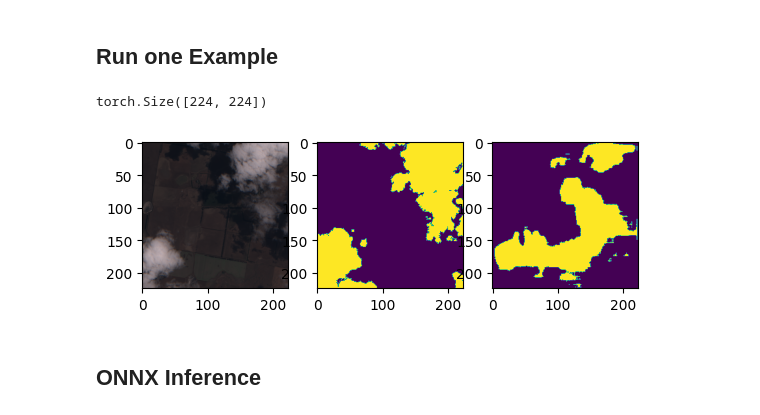
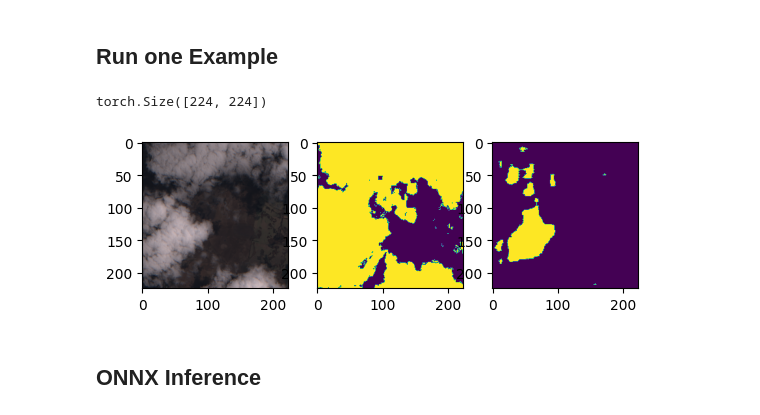
Before and after one commit to March-08/sentinel_cloud_coverage, a Jupyter notebook: notebooks/1.0-mp-inference.ipynb, the cells around one changed output. Cells and saved outputs as stored; diff of their text form; code cells hidden in the pictures.

```diff
--- a/notebooks/1.0-mp-inference.ipynb
+++ b/notebooks/1.0-mp-inference.ipynb
@@ -82,27 +82,27 @@ torch.Size([224, 224])
 # %% [markdown]
 ## Run one Example
 # %%
-image_path = '../data/images_patches/img_71_patch_16.npy'
-mask_path = '../data/masks_patches/mask_71_patch_16.npy'
+image_path = '../data/images_patches/img_71_patch_10.npy'
+mask_path = '../data/masks_patches/mask_71_patch_10.npy'
 
 img = np.load(image_path)
 mask = np.load(mask_path)
 
 img_inp = torch.from_numpy(img).permute(2,0,1).unsqueeze(0)
 img_inp = (img_inp - img_inp.mean())/img_inp.std()
 
 pred = unet(img_inp)
 print(pred.shape)
 plt.subplot(1,3,1)
 plt.imshow(img[:,:,[0,1,2]]) # for visualization we have to transpose back to HWC
 plt.subplot(1,3,2)
 plt.imshow(mask) # for visualization we have to remove 3rd dimension of mask
 plt.subplot(1,3,3)
 plt.imshow(pred)
 plt.show()
 # %% [output]
 torch.Size([224, 224])
-[figure, old version]
+[figure, new version]
 # %% [markdown]
 ## ONNX Inference
 # %%
```
Also changed, not shown: parts of 1 cell of this notebook, 2 other files.
